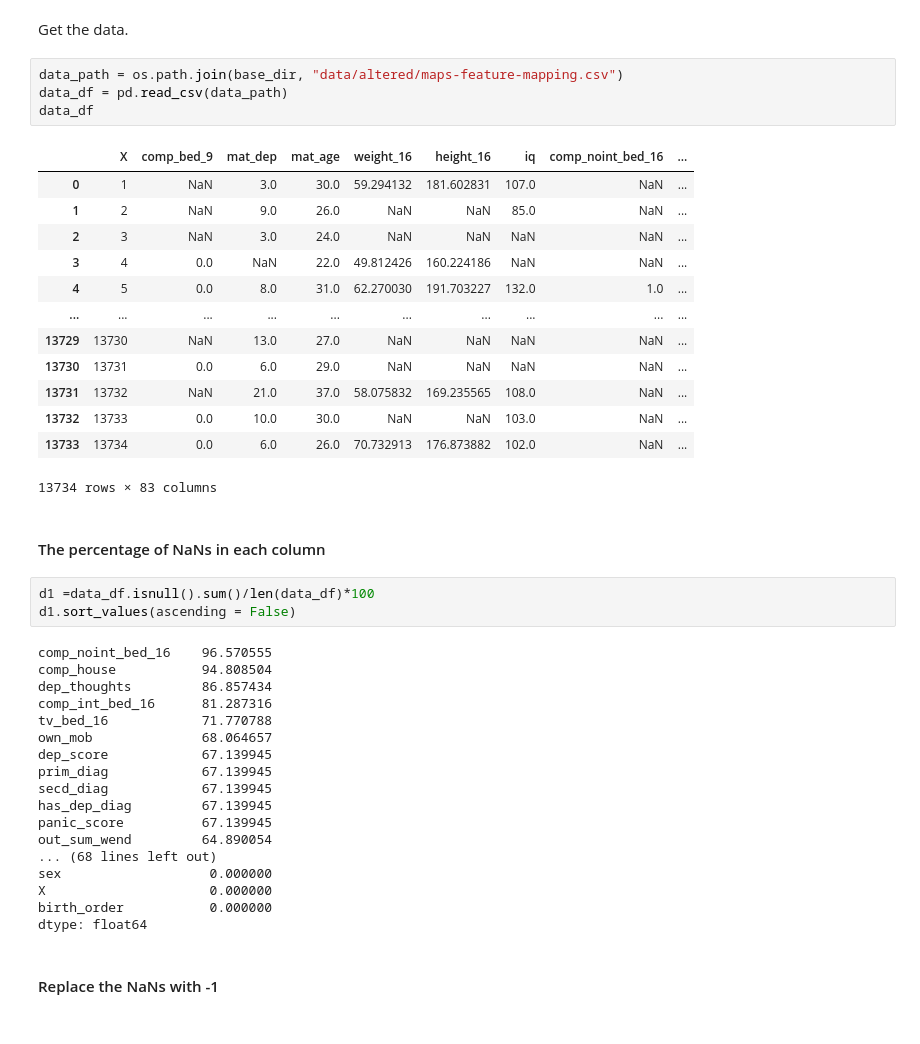
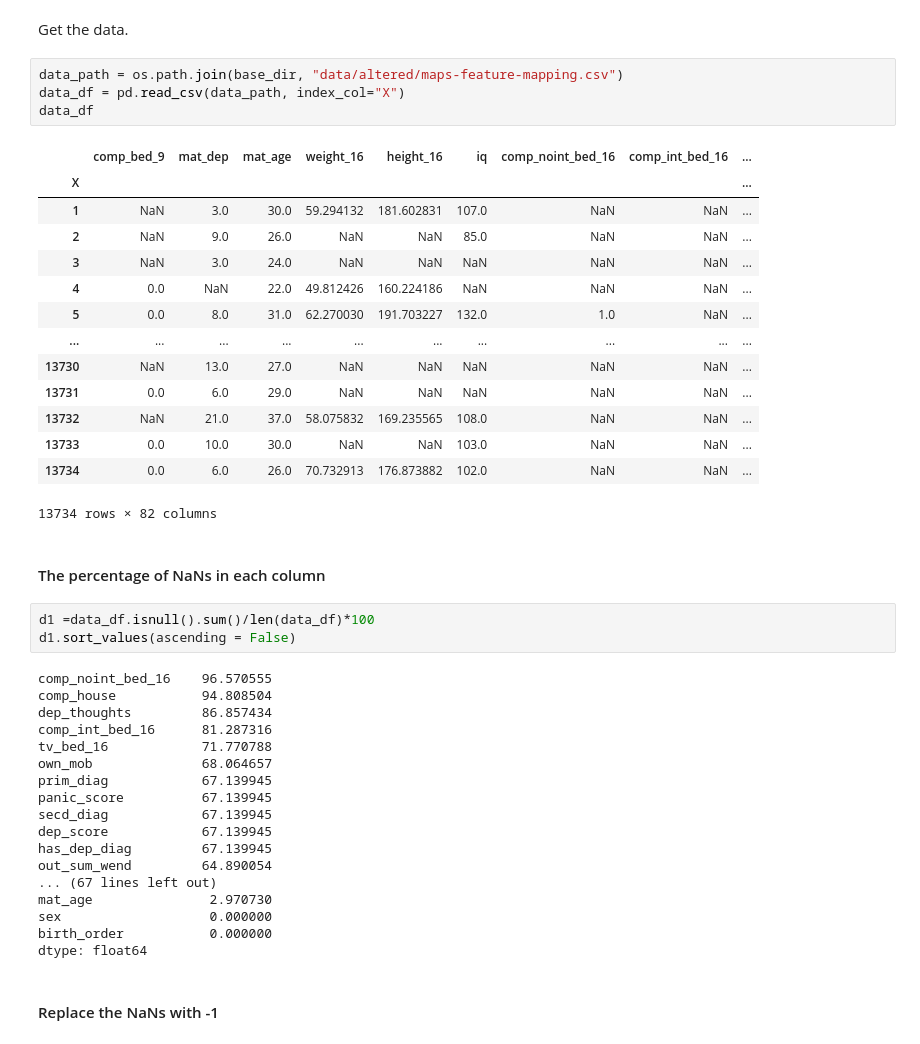
Before and after one commit to kaihulme/alspac-mhst, a Jupyter notebook: notebooks/dimensionality_reduction_pca.ipynb, the cells around one changed output. Cells and saved outputs as stored; diff of their text form.

Commit message:
Fix index col in dataframe

```diff
--- a/notebooks/dimensionality_reduction_pca.ipynb
+++ b/notebooks/dimensionality_reduction_pca.ipynb
@@ -17,22 +17,23 @@ base_dir = os.path.join(os.getcwd(), os.pardir)
 Get the data.
 # %%
 data_path = os.path.join(base_dir, "data/altered/maps-feature-mapping.csv")
-data_df = pd.read_csv(data_path)
+data_df = pd.read_csv(data_path, index_col="X")
 data_df
 # %% [output]
-|  | X | comp_bed_9 | mat_dep | mat_age | weight_16 | height_16 | iq | comp_noint_bed_16 | ... |
-| 0 | 1 | NaN | 3.0 | 30.0 | 59.294132 | 181.602831 | 107.0 | NaN | ... |
-| 1 | 2 | NaN | 9.0 | 26.0 | NaN | NaN | 85.0 | NaN | ... |
-| 2 | 3 | NaN | 3.0 | 24.0 | NaN | NaN | NaN | NaN | ... |
-| 3 | 4 | 0.0 | NaN | 22.0 | 49.812426 | 160.224186 | NaN | NaN | ... |
-| 4 | 5 | 0.0 | 8.0 | 31.0 | 62.270030 | 191.703227 | 132.0 | 1.0 | ... |
+|  | comp_bed_9 | mat_dep | mat_age | weight_16 | height_16 | iq | comp_noint_bed_16 | comp_int_bed_16 | ... |
+| X |  |  |  |  |  |  |  |  | ... |
+| 1 | NaN | 3.0 | 30.0 | 59.294132 | 181.602831 | 107.0 | NaN | NaN | ... |
+| 2 | NaN | 9.0 | 26.0 | NaN | NaN | 85.0 | NaN | NaN | ... |
+| 3 | NaN | 3.0 | 24.0 | NaN | NaN | NaN | NaN | NaN | ... |
+| 4 | 0.0 | NaN | 22.0 | 49.812426 | 160.224186 | NaN | NaN | NaN | ... |
+| 5 | 0.0 | 8.0 | 31.0 | 62.270030 | 191.703227 | 132.0 | 1.0 | NaN | ... |
 | ... | ... | ... | ... | ... | ... | ... | ... | ... | ... |
-| 13729 | 13730 | NaN | 13.0 | 27.0 | NaN | NaN | NaN | NaN | ... |
-| 13730 | 13731 | 0.0 | 6.0 | 29.0 | NaN | NaN | NaN | NaN | ... |
-| 13731 | 13732 | NaN | 21.0 | 37.0 | 58.075832 | 169.235565 | 108.0 | NaN | ... |
-| 13732 | 13733 | 0.0 | 10.0 | 30.0 | NaN | NaN | 103.0 | NaN | ... |
-| 13733 | 13734 | 0.0 | 6.0 | 26.0 | 70.732913 | 176.873882 | 102.0 | NaN | ... |
+| 13730 | NaN | 13.0 | 27.0 | NaN | NaN | NaN | NaN | NaN | ... |
+| 13731 | 0.0 | 6.0 | 29.0 | NaN | NaN | NaN | NaN | NaN | ... |
+| 13732 | NaN | 21.0 | 37.0 | 58.075832 | 169.235565 | 108.0 | NaN | NaN | ... |
+| 13733 | 0.0 | 10.0 | 30.0 | NaN | NaN | 103.0 | NaN | NaN | ... |
+| 13734 | 0.0 | 6.0 | 26.0 | 70.732913 | 176.873882 | 102.0 | NaN | NaN | ... |
-13734 rows × 83 columns
+13734 rows × 82 columns
 # %% [markdown]
 
 #### The percentage of NaNs in each column
@@ -46,15 +47,15 @@ dep_thoughts         86.857434
 comp_int_bed_16      81.287316
 tv_bed_16            71.770788
 own_mob              68.064657
+prim_diag            67.139945
+panic_score          67.139945
+secd_diag            67.139945
 dep_score            67.139945
-prim_diag            67.139945
-secd_diag            67.139945
 has_dep_diag         67.139945
-panic_score          67.139945
 out_sum_wend         64.890054
-... (68 lines left out)
+... (67 lines left out)
+mat_age               2.970730
 sex                   0.000000
-X                     0.000000
 birth_order           0.000000
 dtype: float64
 # %% [markdown]
```
Also changed, not shown: parts of 4 cells of this notebook.
